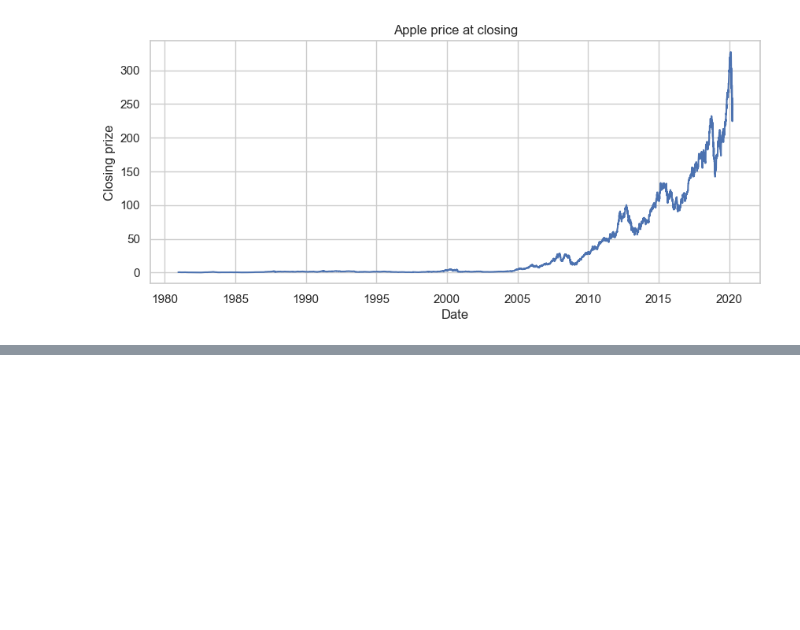
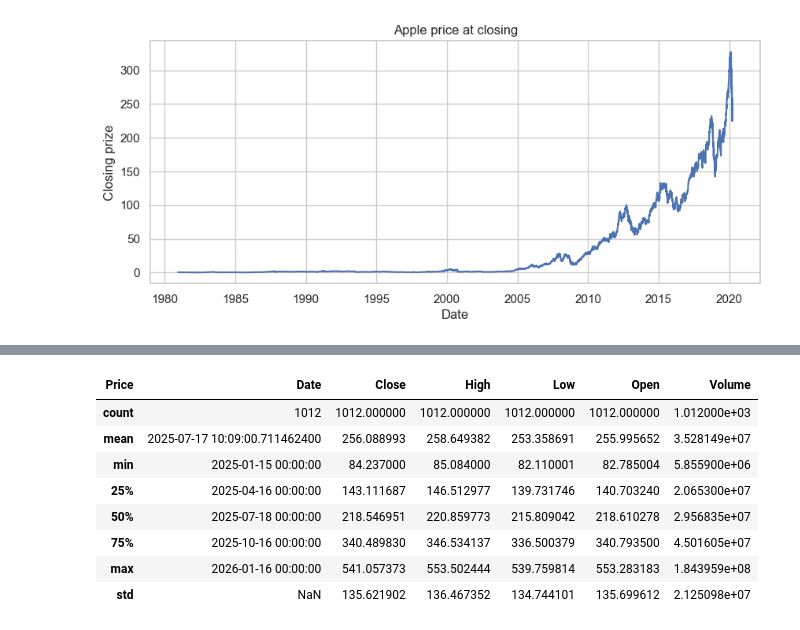
Before and after one commit to HarshaVaradhanGopal/Stock-Market-Analysis, a Jupyter notebook: Stock_Market_Analysis.ipynb, the cells around one changed output, grey strips where cells are left out. Saved outputs shown, nothing was run; the diff lists cells and outputs as text; code cells hidden in the pictures; blank space fills up the shorter version.

```diff
--- a/Stock_Market_Analysis.ipynb
+++ b/Stock_Market_Analysis.ipynb
@@ -93,0 +217,12 @@ plt.show()
+# %%
+clean_combined_df.describe()
+# %% [output]
+| Price | Date | Close | High | Low | Open | Volume |
+| count | 1012 | 1012.000000 | 1012.000000 | 1012.000000 | 1012.000000 | 1.012000e+03 |
+| mean | 2025-07-17 10:09:00.711462400 | 256.088993 | 258.649382 | 253.358691 | 255.995652 | 3.528149e+07 |
+| min | 2025-01-15 00:00:00 | 84.237000 | 85.084000 | 82.110001 | 82.785004 | 5.855900e+06 |
+| 25% | 2025-04-16 00:00:00 | 143.111687 | 146.512977 | 139.731746 | 140.703240 | 2.065300e+07 |
+| 50% | 2025-07-18 00:00:00 | 218.546951 | 220.859773 | 215.809042 | 218.610278 | 2.956835e+07 |
+| 75% | 2025-10-16 00:00:00 | 340.489830 | 346.534137 | 336.500379 | 340.793500 | 4.501605e+07 |
+| max | 2026-01-16 00:00:00 | 541.057373 | 553.502444 | 539.759814 | 553.283183 | 1.843959e+08 |
+| std | NaN | 135.621902 | 136.467352 | 134.744101 | 135.699612 | 2.125098e+07 |
```
Also changed, not shown: parts of 22 cells of this notebook.
